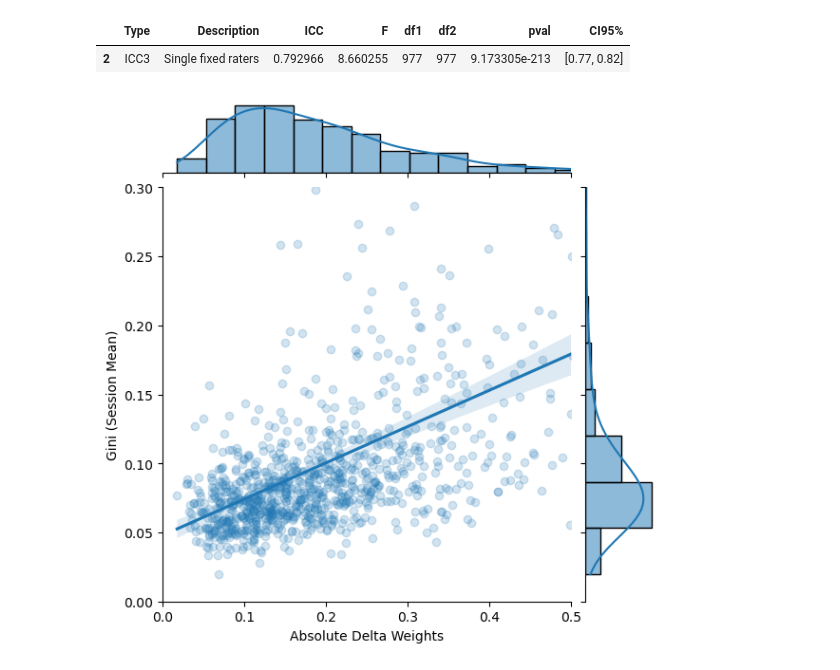
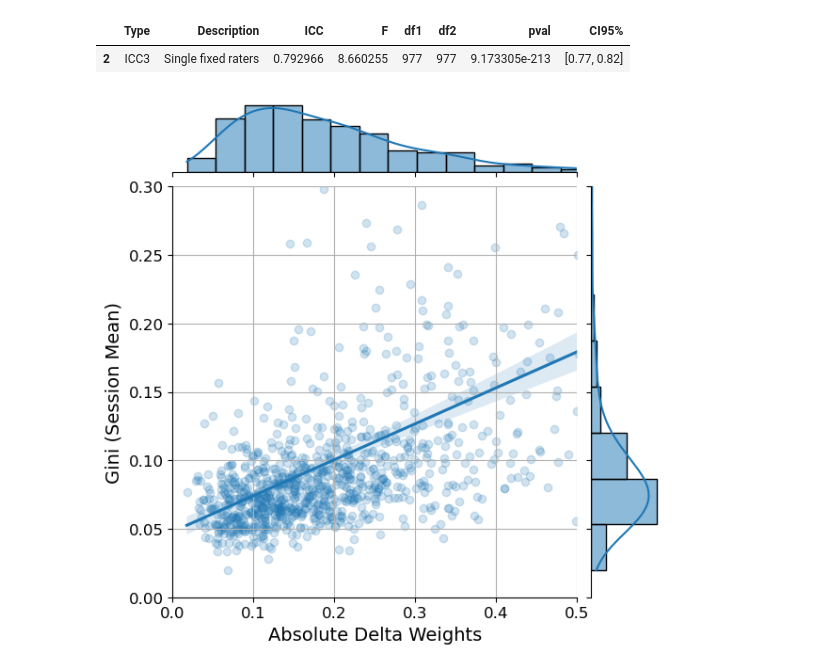
Before and after one commit to MirkoTh/semantic-representations-ID, a Jupyter notebook: split-half-reliability.ipynb, the cells around one changed output. Cells and saved outputs as stored; diff of their text form; code cells hidden in the pictures.

```diff
--- a/split-half-reliability.ipynb
+++ b/split-half-reliability.ipynb
@@ -381,18 +391,23 @@ icc_ginis.query("Type == 'ICC3'")
 # %% [output]
 |  | Type | Description | ICC | F | df1 | df2 | pval | CI95% |
 | 2 | ICC3 | Single fixed raters | 0.792966 | 8.660255 | 977 | 977 | 9.173305e-213 | [0.77, 0.82] |
-# %%
-sns.jointplot(
-    data=df_gini_abs_delta,
-    x="abs_delta_decision_weight",
-    y="avg_gini",
-    kind="reg",
-    marginal_kws=dict(bins=20, fill=True),
-    joint_kws=dict(scatter_kws={'alpha': 0.2})  # Specifically for the points
-)
-plt.ylim((0, .3))
-plt.xlim((0, .5))
-plt.ylabel("Gini (Session Mean)")
-_ = plt.xlabel("Absolute Delta Weights")
-# %% [output]
-[figure, removed]
+# %%
+# Create the jointplot (it returns a JointGrid object, not just an Axes)
+g = sns.jointplot(
+    data=df_gini_abs_delta,
+    x="abs_delta_decision_weight",
+    y="avg_gini",
+    kind="reg",
+    marginal_kws=dict(bins=20, fill=True),
+    joint_kws=dict(scatter_kws={'alpha': 0.2})
+)
+
+# Customize the joint axis
+g.ax_joint.set_ylim(0, 0.3)
+g.ax_joint.set_xlim(0, 0.5)
+g.ax_joint.set_ylabel("Gini (Session Mean)", fontsize=14)
+g.ax_joint.set_xlabel("Absolute Delta Weights", fontsize=14)
+g.ax_joint.tick_params(axis='both', labelsize=12)
+g.ax_joint.grid(True)
+# %% [output]
+[figure, added]
```
Also changed, not shown: parts of 2 cells of this notebook.
